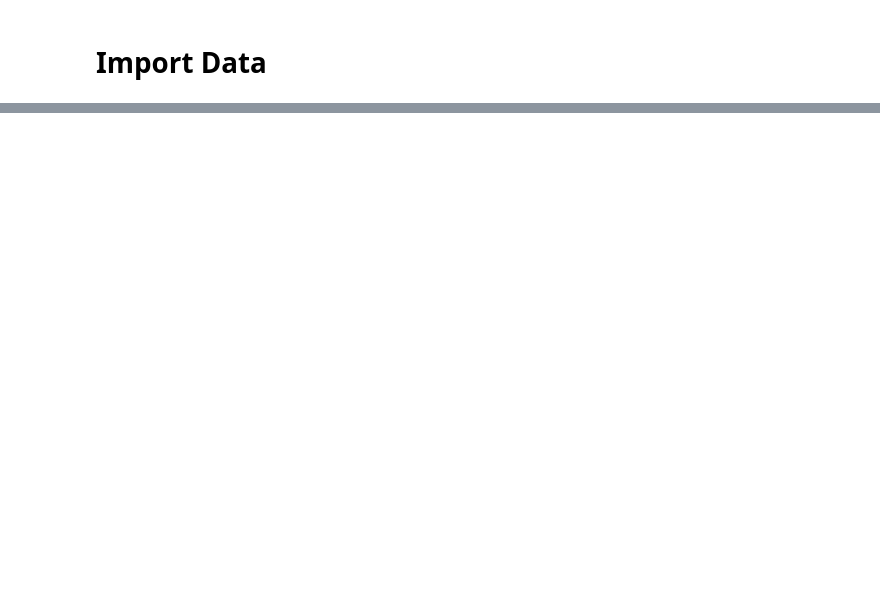
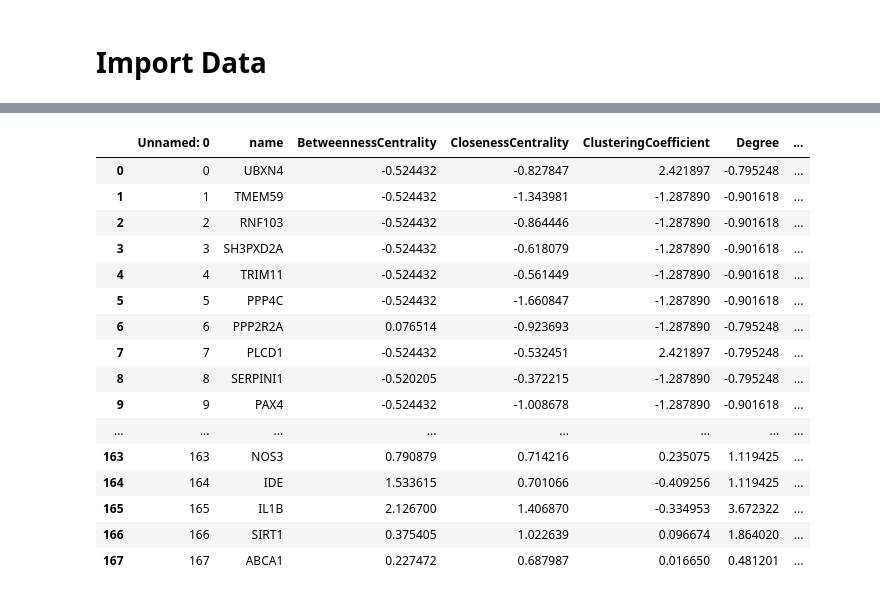
Before and after one commit to fzl-22/in-silico-approach-on-herbal-compound-identification, a Jupyter notebook: src/data-scrapping.ipynb, the cells around one changed output, grey strips where cells are left out. Saved outputs shown, nothing was run; the diff lists cells and outputs as text; code cells hidden in the pictures; blank space fills up the shorter version.

```diff
--- a/src/data-scrapping.ipynb
+++ b/src/data-scrapping.ipynb
@@ -54,6 +91,24 @@ eigen('string_interactions_short.tsv default node')
 # %%
-data=pd.read_excel('Data PKM Alzheimer/centrality_string_interactions_short.tsv default node.xlsx')
+data = pd.read_excel('../data/centrality_string_interactions_short.tsv default node.xlsx')
 data
+# %% [output]
+|  | Unnamed: 0 | name | BetweennessCentrality | ClosenessCentrality | ClusteringCoefficient | Degree | ... |
+| 0 | 0 | UBXN4 | -0.524432 | -0.827847 | 2.421897 | -0.795248 | ... |
+| 1 | 1 | TMEM59 | -0.524432 | -1.343981 | -1.287890 | -0.901618 | ... |
+| 2 | 2 | RNF103 | -0.524432 | -0.864446 | -1.287890 | -0.901618 | ... |
+| 3 | 3 | SH3PXD2A | -0.524432 | -0.618079 | -1.287890 | -0.901618 | ... |
+| 4 | 4 | TRIM11 | -0.524432 | -0.561449 | -1.287890 | -0.901618 | ... |
+| 5 | 5 | PPP4C | -0.524432 | -1.660847 | -1.287890 | -0.901618 | ... |
+| 6 | 6 | PPP2R2A | 0.076514 | -0.923693 | -1.287890 | -0.795248 | ... |
+| 7 | 7 | PLCD1 | -0.524432 | -0.532451 | 2.421897 | -0.795248 | ... |
+| 8 | 8 | SERPINI1 | -0.520205 | -0.372215 | -1.287890 | -0.795248 | ... |
+| 9 | 9 | PAX4 | -0.524432 | -1.008678 | -1.287890 | -0.901618 | ... |
+| ... | ... | ... | ... | ... | ... | ... | ... |
+| 163 | 163 | NOS3 | 0.790879 | 0.714216 | 0.235075 | 1.119425 | ... |
+| 164 | 164 | IDE | 1.533615 | 0.701066 | -0.409256 | 1.119425 | ... |
+| 165 | 165 | IL1B | 2.126700 | 1.406870 | -0.334953 | 3.672322 | ... |
+| 166 | 166 | SIRT1 | 0.375405 | 1.022639 | 0.096674 | 1.864020 | ... |
+| 167 | 167 | ABCA1 | 0.227472 | 0.687987 | 0.016650 | 0.481201 | ... |
 # %%
 x=data.iloc[:,1]
 x
```
Also changed, not shown: parts of 10 cells of this notebook, 1 other file.
